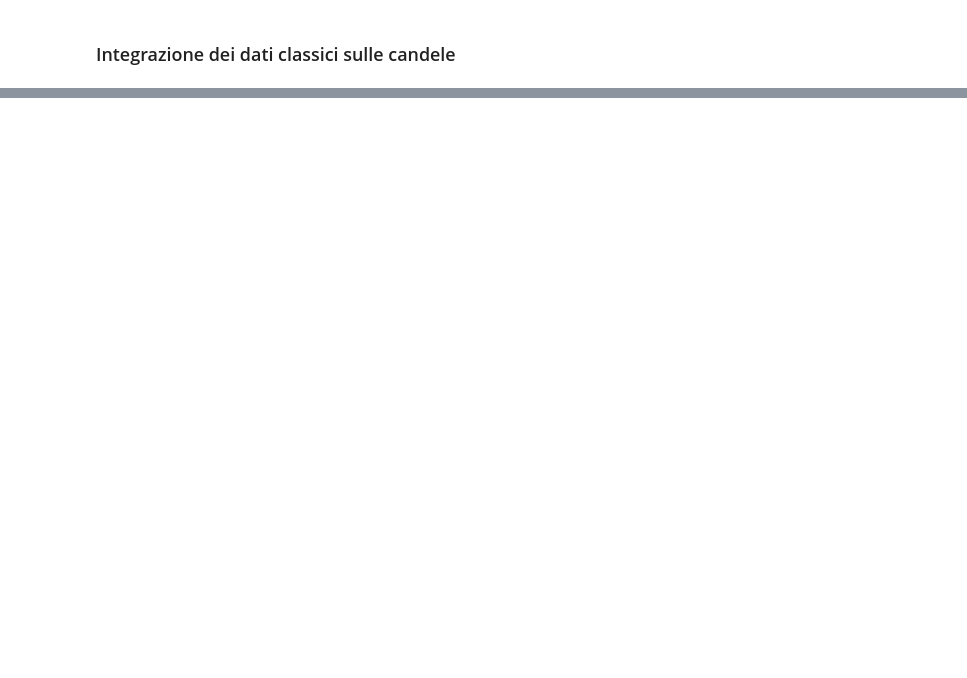
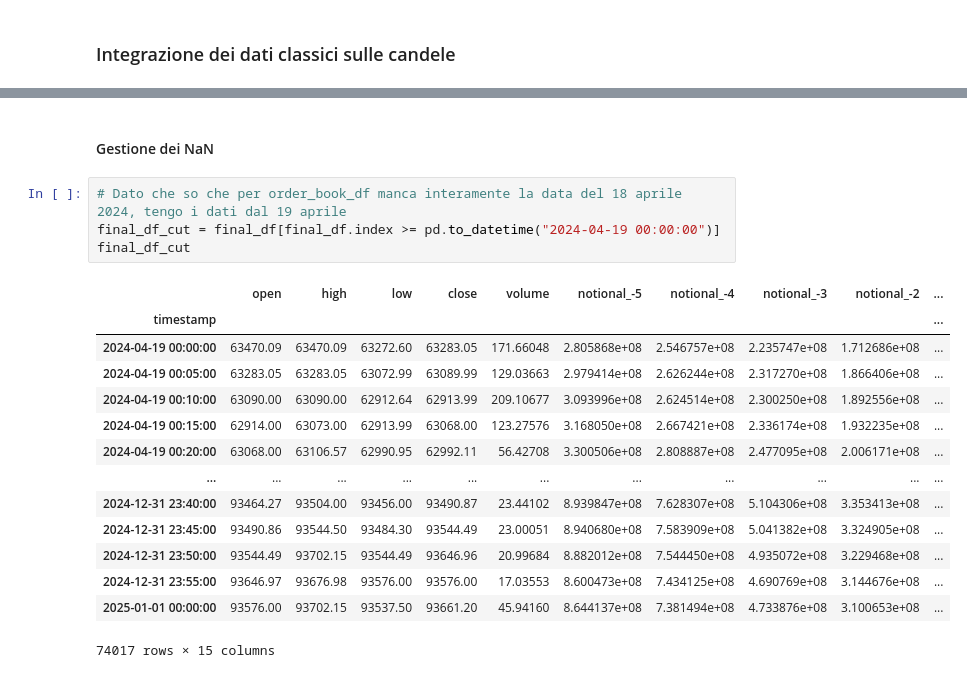
Before and after one commit to AleImbri/Crypto-machine-learning, a Jupyter notebook: Download dati con order book.ipynb, the cells around one changed output, grey strips where cells are left out. Drawn from its saved outputs; the diff is of its cells as text; blank space fills up the shorter version.

```diff
--- a/Download dati con order book.ipynb
+++ b/Download dati con order book.ipynb
@@ -235,0 +436,21 @@ KeyboardInterrupt:
+# %% [markdown]
+#### Gestione dei NaN
+# %%
+# Dato che so che per order_book_df manca interamente la data del 18 aprile 2024, tengo i dati dal 19 aprile
+final_df_cut = final_df[final_df.index >= pd.to_datetime("2024-04-19 00:00:00")]
+final_df_cut
+# %% [output]
+|  | open | high | low | close | volume | notional_-5 | notional_-4 | notional_-3 | notional_-2 | ... |
+| timestamp |  |  |  |  |  |  |  |  |  | ... |
+| 2024-04-19 00:00:00 | 63470.09 | 63470.09 | 63272.60 | 63283.05 | 171.66048 | 2.805868e+08 | 2.546757e+08 | 2.235747e+08 | 1.712686e+08 | ... |
+| 2024-04-19 00:05:00 | 63283.05 | 63283.05 | 63072.99 | 63089.99 | 129.03663 | 2.979414e+08 | 2.626244e+08 | 2.317270e+08 | 1.866406e+08 | ... |
+| 2024-04-19 00:10:00 | 63090.00 | 63090.00 | 62912.64 | 62913.99 | 209.10677 | 3.093996e+08 | 2.624514e+08 | 2.300250e+08 | 1.892556e+08 | ... |
+| 2024-04-19 00:15:00 | 62914.00 | 63073.00 | 62913.99 | 63068.00 | 123.27576 | 3.168050e+08 | 2.667421e+08 | 2.336174e+08 | 1.932235e+08 | ... |
+| 2024-04-19 00:20:00 | 63068.00 | 63106.57 | 62990.95 | 62992.11 | 56.42708 | 3.300506e+08 | 2.808887e+08 | 2.477095e+08 | 2.006171e+08 | ... |
+| ... | ... | ... | ... | ... | ... | ... | ... | ... | ... | ... |
+| 2024-12-31 23:40:00 | 93464.27 | 93504.00 | 93456.00 | 93490.87 | 23.44102 | 8.939847e+08 | 7.628307e+08 | 5.104306e+08 | 3.353413e+08 | ... |
+| 2024-12-31 23:45:00 | 93490.86 | 93544.50 | 93484.30 | 93544.49 | 23.00051 | 8.940680e+08 | 7.583909e+08 | 5.041382e+08 | 3.324905e+08 | ... |
+| 2024-12-31 23:50:00 | 93544.49 | 93702.15 | 93544.49 | 93646.96 | 20.99684 | 8.882012e+08 | 7.544450e+08 | 4.935072e+08 | 3.229468e+08 | ... |
+| 2024-12-31 23:55:00 | 93646.97 | 93676.98 | 93576.00 | 93576.00 | 17.03553 | 8.600473e+08 | 7.434125e+08 | 4.690769e+08 | 3.144676e+08 | ... |
+| 2025-01-01 00:00:00 | 93576.00 | 93702.15 | 93537.50 | 93661.20 | 45.94160 | 8.644137e+08 | 7.381494e+08 | 4.733876e+08 | 3.100653e+08 | ... |
+74017 rows × 15 columns
```
Also changed, not shown: parts of 46 cells of this notebook, 6 other files.
